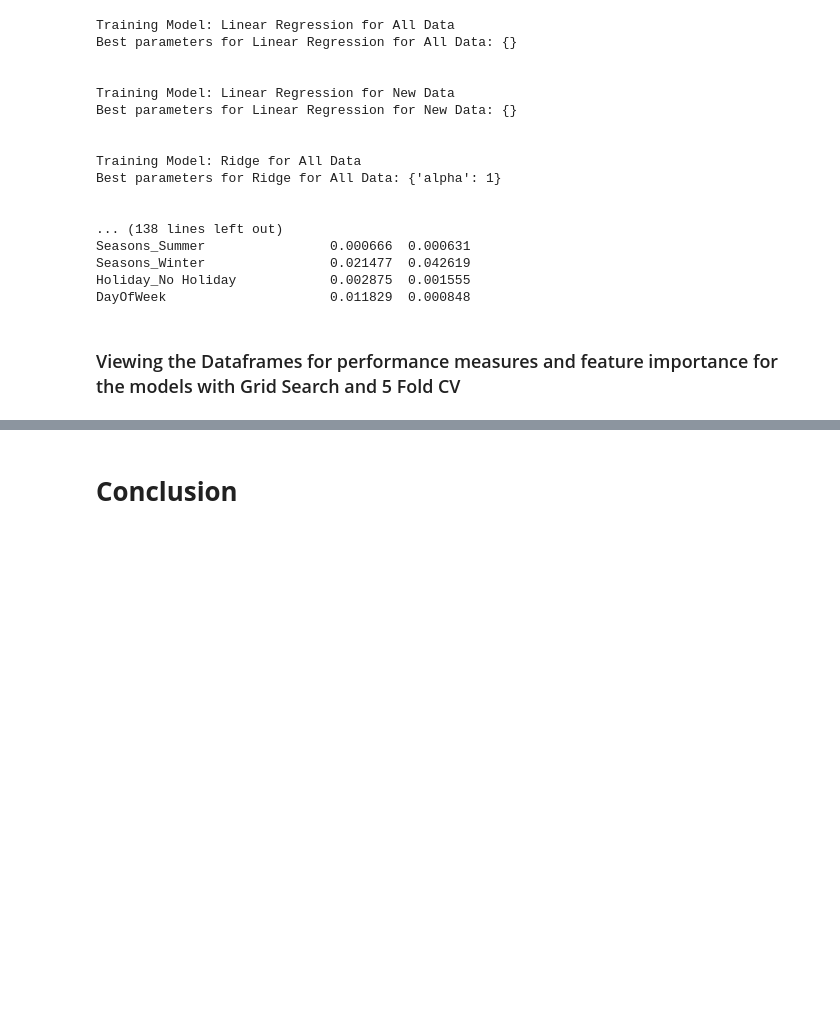
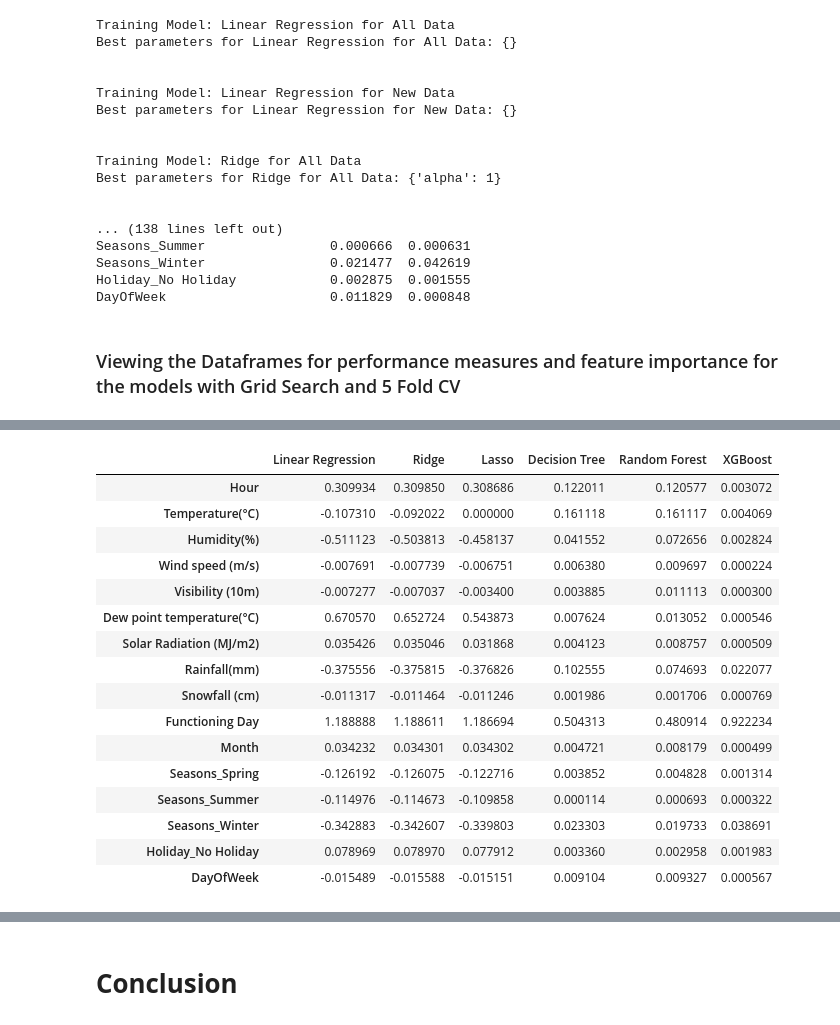
Before and after one commit to sudhir-singh94/Regression_Seoul_Bike_Data, a Jupyter notebook: Regression_Seoul_Bike_Data.ipynb, the cells around one changed output, grey strips where cells are left out. Drawn from its saved outputs; the diff is of its cells as text; code cells hidden in the pictures; blank space fills up the shorter version.

```diff
--- a/Regression_Seoul_Bike_Data.ipynb
+++ b/Regression_Seoul_Bike_Data.ipynb
@@ -1689,7 +1705,25 @@ metrics_results_new.to_csv('metrics_results_new_with_cv.csv')
 # %%
 # Viewing Dataframe for feature importance comparison for all models including all features
 feature_imp_all
-feature_imp_all.to_csv('feature_imp_all_with_cv.csv')
+#feature_imp_all.to_csv('feature_imp_all_with_cv.csv')
+# %% [output]
+|  | Linear Regression | Ridge | Lasso | Decision Tree | Random Forest | XGBoost |
+| Hour | 0.309934 | 0.309850 | 0.308686 | 0.122011 | 0.120577 | 0.003072 |
+| Temperature(°C) | -0.107310 | -0.092022 | 0.000000 | 0.161118 | 0.161117 | 0.004069 |
+| Humidity(%) | -0.511123 | -0.503813 | -0.458137 | 0.041552 | 0.072656 | 0.002824 |
+| Wind speed (m/s) | -0.007691 | -0.007739 | -0.006751 | 0.006380 | 0.009697 | 0.000224 |
+| Visibility (10m) | -0.007277 | -0.007037 | -0.003400 | 0.003885 | 0.011113 | 0.000300 |
+| Dew point temperature(°C) | 0.670570 | 0.652724 | 0.543873 | 0.007624 | 0.013052 | 0.000546 |
+| Solar Radiation (MJ/m2) | 0.035426 | 0.035046 | 0.031868 | 0.004123 | 0.008757 | 0.000509 |
+| Rainfall(mm) | -0.375556 | -0.375815 | -0.376826 | 0.102555 | 0.074693 | 0.022077 |
+| Snowfall (cm) | -0.011317 | -0.011464 | -0.011246 | 0.001986 | 0.001706 | 0.000769 |
+| Functioning Day | 1.188888 | 1.188611 | 1.186694 | 0.504313 | 0.480914 | 0.922234 |
+| Month | 0.034232 | 0.034301 | 0.034302 | 0.004721 | 0.008179 | 0.000499 |
+| Seasons_Spring | -0.126192 | -0.126075 | -0.122716 | 0.003852 | 0.004828 | 0.001314 |
+| Seasons_Summer | -0.114976 | -0.114673 | -0.109858 | 0.000114 | 0.000693 | 0.000322 |
+| Seasons_Winter | -0.342883 | -0.342607 | -0.339803 | 0.023303 | 0.019733 | 0.038691 |
+| Holiday_No Holiday | 0.078969 | 0.078970 | 0.077912 | 0.003360 | 0.002958 | 0.001983 |
+| DayOfWeek | -0.015489 | -0.015588 | -0.015151 | 0.009104 | 0.009327 | 0.000567 |
 # %%
 # Viewing Dataframe for feature importance comparison for all models by dropping some features
 feature_imp_new
```
Also changed, not shown: parts of 3 cells of this notebook.
